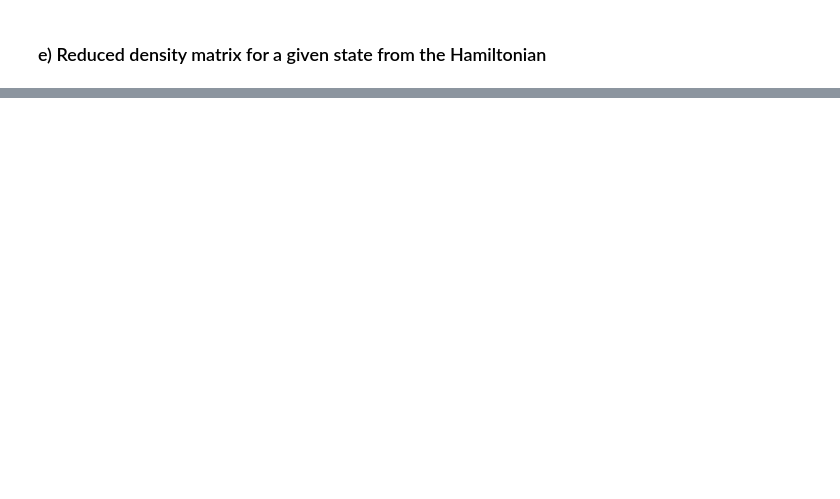
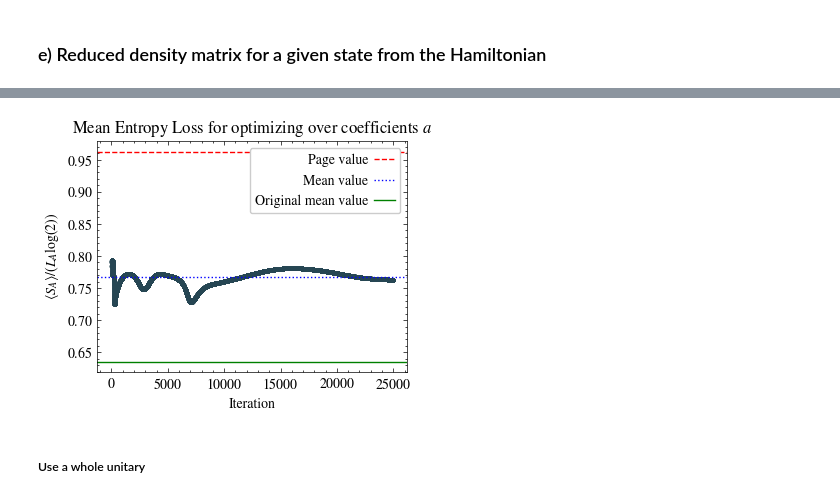
Before and after one commit to makskliczkowski/QuantumEigenSolver, a Jupyter notebook: Python/projects/2025_degenerate_entanglement/free_fermions.ipynb, the cells around one changed output, grey strips where cells are left out. Cells and saved outputs as stored; diff of their text form; code cells hidden in the pictures; blank space fills up the shorter version.

```diff
--- a/Python/projects/2025_degenerate_entanglement/free_fermions.ipynb
+++ b/Python/projects/2025_degenerate_entanglement/free_fermions.ipynb
@@ -206,0 +314,26 @@ Entropy from many-body state: 2.7534e+00
+# %%
+# Sanity checks
+expected_states = QuadraticSelection.all_orbitals_size(hamil.ns, n_occupation)
+logger.info(f"Number of many-body states (2^ns): {2**ns}", lvl=1)
+logger.info(f"Number of many-body states: {len(sorted_energies)}", lvl=2, color='red')
+logger.info(f"Number of many-body states in the U(1) symmetry sector: {expected_states}", lvl=2, color='blue')
+assert len(sorted_energies) == expected_states, "Mismatch in the total number of many-body states!"
+
+# Validate energy values
+unique_energies     = set(energy for _, energy in sorted_energies)
+unique_energies_len = len(unique_energies)
+binned_energies_len = len(binned_energies)
+logger.info(f"Number of unique energy levels in sorted_energies: {unique_energies_len}", lvl=1)
+logger.info(f"Number of unique energy levels in bins: {binned_energies_len} (12 digits cut)", lvl=1)
+# assert len(unique_energies) == binned_energies_len, "Mismatch in the number of unique energy levels!"
+
+# Verify energy manifold counts
+manifold_counts = sum(man_energies.values())
+logger.info(f"Total states across energy manifolds: {manifold_counts}", lvl=1)
+assert manifold_counts == len(sorted_energies), "Mismatch in the total states across energy manifolds!"
+
+# Check if the energy values in `sorted_energies` match `many_body_energies`
+for state, energy in sorted_energies:
+    assert np.isclose(many_body_energies[state], energy), f"Energy mismatch for state {state}!"
+logger.info("All energy values match between `sorted_energies` and `many_body_energies`.", lvl=1)
+logger.info("Sanity checks passed successfully!", lvl=0, color='green')
@@ -206,0 +604,5 @@ Entropy from many-body state: 2.7534e+00
+# %%
+size_a      = n_occupation
+Z_opt, h    = train_mean_entropy(psi_mixed, order, size_a, steps=25000, lr=1, use_a=True)
+U_opt       = unitary_from_Z(Z_opt)                 # gamma  \times  gamma exact unitary
+states      = psi_mixed @ U_opt                     # D  \times  gamma
@@ -206,0 +627,14 @@ Entropy from many-body state: 2.7534e+00
+# %%
+fig, ax     = Plotter.get_subplots(1, 1, sizex=4, sizey=3)
+ax[0].plot(h, 'o', markersize=2)
+ax[0].set_xlabel('Iteration')
+ax[0].set_ylabel(r'$\langle S_A \rangle / (L_A\log(2))$')
+ax[0].axhline(page_value/normlog, color='red', linestyle='--', label='Page value')
+ax[0].axhline(jnp.mean(h), color='blue', linestyle=':', label='Mean value')
+ax[0].axhline(org_average_entropy, color='green', linestyle='-', label='Original mean value')
+ax[0].set_title('Mean Entropy Loss for optimizing over coefficients $a$')
+Plotter.set_legend(ax[0], frameon=True)
+# %% [output]
+[figure, added]
+# %% [markdown]
+##### Use a whole unitary
```
Also changed, not shown: parts of 22 cells of this notebook, 4 other files.
